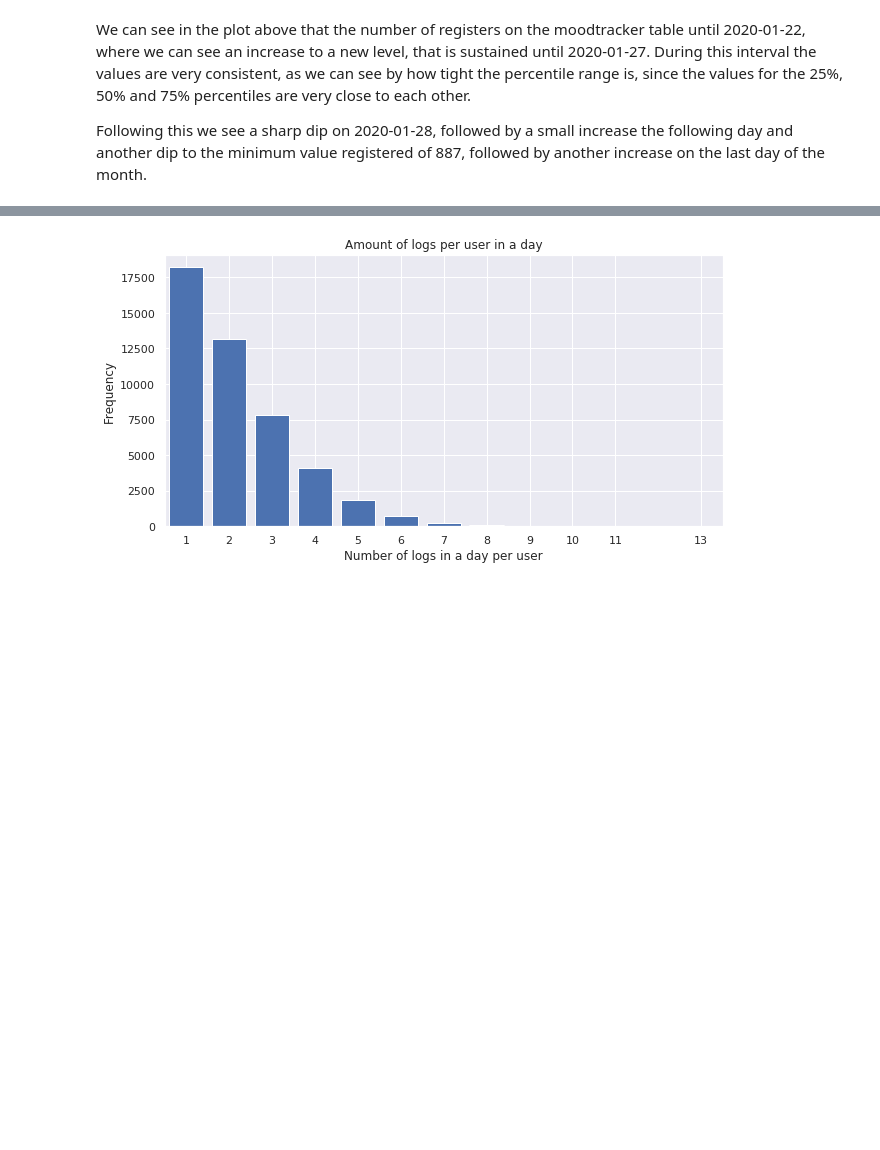
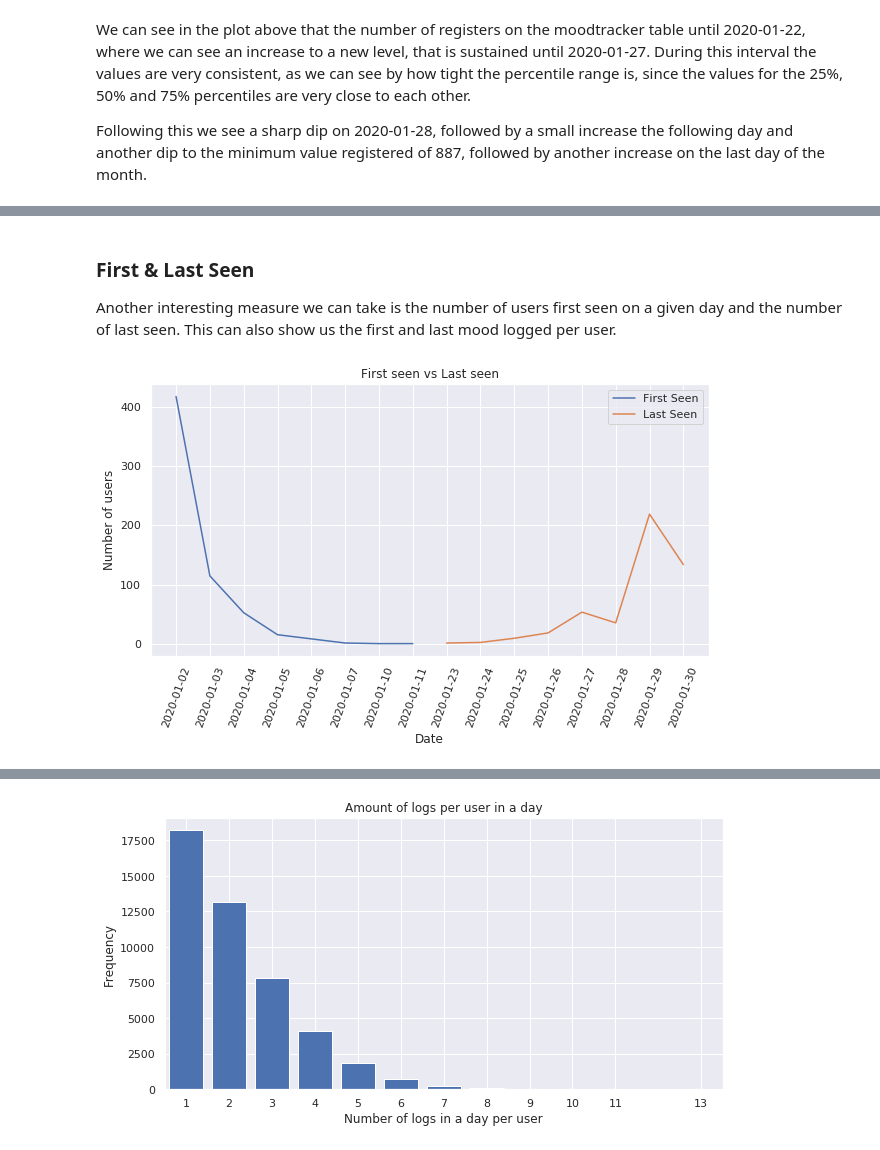
Before and after one commit to adfsan/z-challenge, a Jupyter notebook: Report_moodtracker_emotional_state.ipynb, the cells around one changed output, grey strips where cells are left out. Drawn from its saved outputs; the diff is of its cells as text; code cells hidden in the pictures; blank space fills up the shorter version.

```diff
--- a/Report1.ipynb
+++ b/Report_moodtracker_emotional_state.ipynb
@@ -323,0 +389,30 @@ daily_mood_user = daily_mood_user.stack().reset_index().rename(columns = {"level
+# %% [markdown]
+### First & Last Seen <a name="mood_first_last"></a>
+
+Another interesting measure we can take is the number of users first seen on a given day and the number of last seen. This can also show us the first and last mood logged per user.
+# %%
+# First seen + Last seen on
+first_seen = moodtracker_df.sort_values(["userid", "trackedat"]).drop_duplicates("userid", keep='first')
+last_seen = moodtracker_df.sort_values(["userid", "trackedat"]).drop_duplicates("userid", keep='last')
+
+# Plot both curves
+fig = plt.figure(figsize=(10,5))
+sns.lineplot(x = 'index',
+             y = 0,
+             data=pd.DataFrame(first_seen.trackedat_date.value_counts()[1:]).reset_index()
+            )
+
+sns.lineplot(x = 'index',
+             y = 0,
+             data=pd.DataFrame(last_seen.trackedat_date.value_counts()[1:]).reset_index()
+            )
+
+plt.title("First seen vs Last seen")
+plt.xlabel('Date')
+plt.ylabel('Number of users')
+plt.tick_params('x',labelrotation=70)
+
+plt.legend(('First Seen', 'Last Seen'))
+plt.show()
+# %% [output]
+[figure, added]
```
Also changed, not shown: parts of 27 cells of this notebook, 3 other files.
